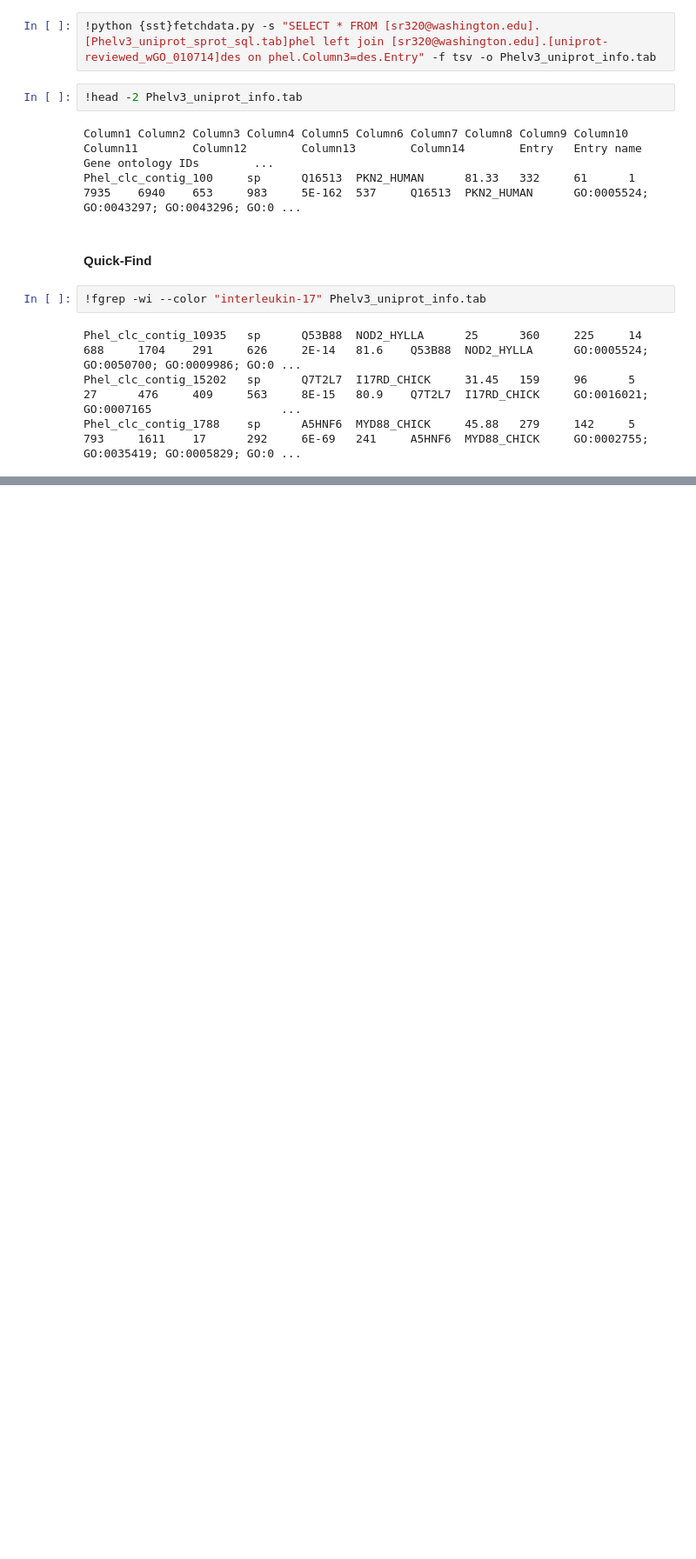
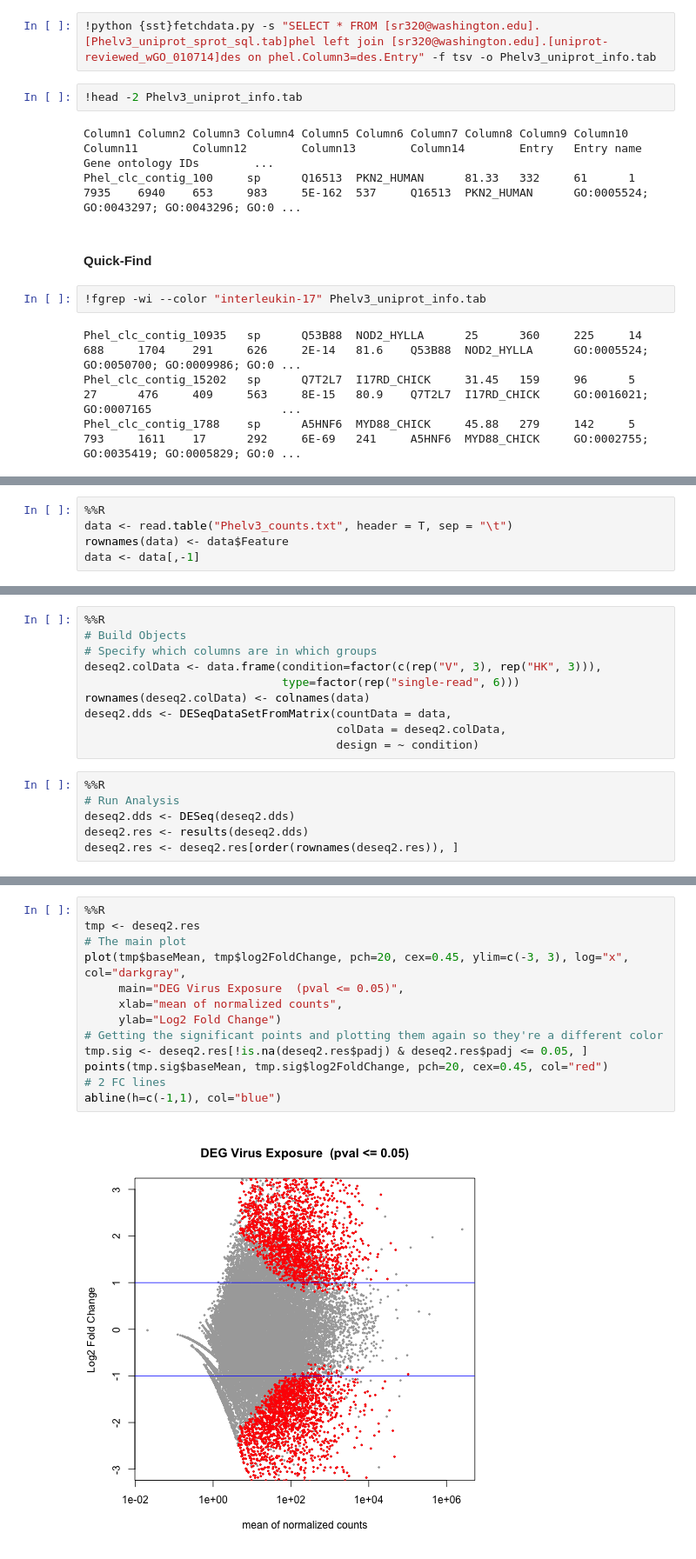
Before and after one commit to sr320/eimd, a Jupyter notebook: paper/eimd_ss_manuscript.ipynb, the cells around one changed output, grey strips where cells are left out. Shown at 87% size. Saved outputs shown, nothing was run; the diff lists cells and outputs as text; blank space fills up the shorter version.

Commit message:
redû DESeq2 on v3

```diff
--- a/paper/eimd_ss_manuscript.ipynb
+++ b/paper/eimd_ss_manuscript.ipynb
@@ -104,0 +152,5 @@ Phel_clc_contig_1788    sp      A5HNF6  MYD88_CHICK     45.88   279     142
+# %%
+%%R
+data <- read.table("Phelv3_counts.txt", header = T, sep = "\t")
+rownames(data) <- data$Feature
+data <- data[,-1]
@@ -104,0 +170,16 @@ Phel_clc_contig_1788    sp      A5HNF6  MYD88_CHICK     45.88   279     142
+# %%
+%%R
+# Build Objects
+# Specify which columns are in which groups
+deseq2.colData <- data.frame(condition=factor(c(rep("V", 3), rep("HK", 3))),
+                             type=factor(rep("single-read", 6)))
+rownames(deseq2.colData) <- colnames(data)
+deseq2.dds <- DESeqDataSetFromMatrix(countData = data,
+                                     colData = deseq2.colData,
+                                     design = ~ condition)
+# %%
+%%R
+# Run Analysis
+deseq2.dds <- DESeq(deseq2.dds)
+deseq2.res <- results(deseq2.dds)
+deseq2.res <- deseq2.res[order(rownames(deseq2.res)), ]
@@ -104,0 +220,15 @@ Phel_clc_contig_1788    sp      A5HNF6  MYD88_CHICK     45.88   279     142
+# %%
+%%R
+tmp <- deseq2.res
+# The main plot
+plot(tmp$baseMean, tmp$log2FoldChange, pch=20, cex=0.45, ylim=c(-3, 3), log="x", col="darkgray",
+     main="DEG Virus Exposure  (pval <= 0.05)",
+     xlab="mean of normalized counts",
+     ylab="Log2 Fold Change")
+# Getting the significant points and plotting them again so they're a different color
+tmp.sig <- deseq2.res[!is.na(deseq2.res$padj) & deseq2.res$padj <= 0.05, ]
+points(tmp.sig$baseMean, tmp.sig$log2FoldChange, pch=20, cex=0.45, col="red")
+# 2 FC lines
+abline(h=c(-1,1), col="blue")
+# %% [output]
+[figure, added]
```
Also changed, not shown: parts of 12 cells of this notebook, 1 other file.
